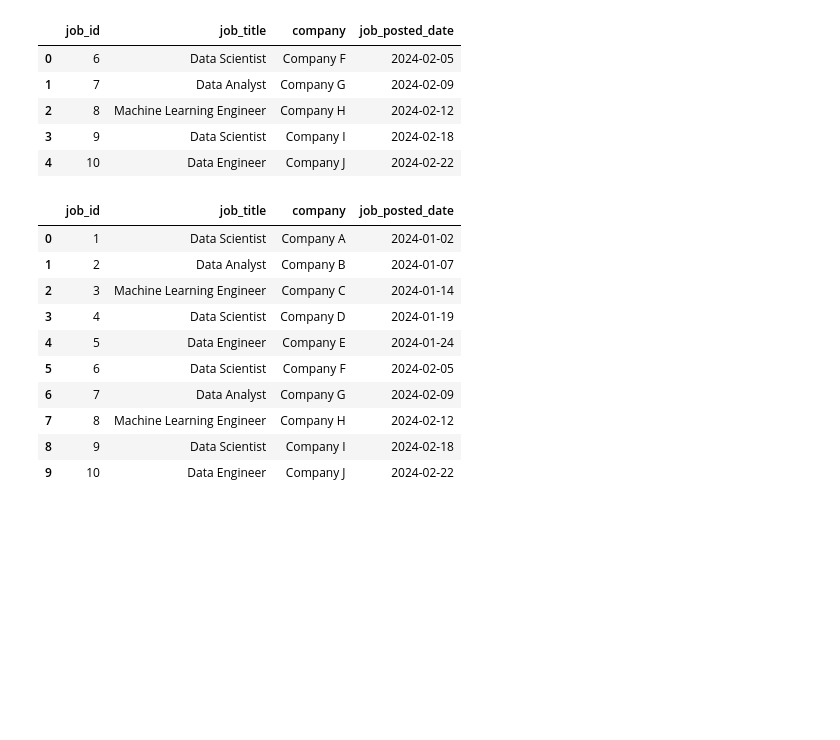
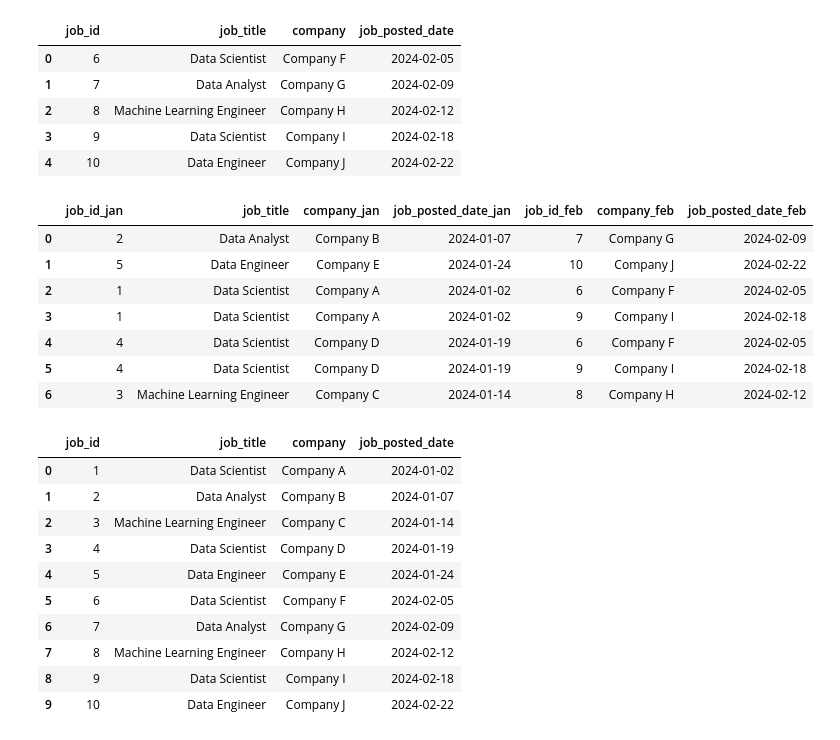
Before and after one commit to Cuishine/Python_Data_Project, a Jupyter notebook: 2_Advanced/8_Pandas_Concat_DataFrames.ipynb, the cells around one changed output. Saved outputs shown, nothing was run; the diff lists cells and outputs as text; code cells hidden in the pictures; blank space fills up the shorter version.

```diff
--- a/2_Advanced/8_Pandas_Concat_DataFrames.ipynb
+++ b/2_Advanced/8_Pandas_Concat_DataFrames.ipynb
@@ -44,6 +60,17 @@ job_postings_feb
 | 2 | 8 | Machine Learning Engineer | Company H | 2024-02-12 |
 | 3 | 9 | Data Scientist | Company I | 2024-02-18 |
 | 4 | 10 | Data Engineer | Company J | 2024-02-22 |
+# %%
+job_postings_jan.merge(job_postings_feb, on='job_title', how='outer', suffixes=('_jan', '_feb'))
+# %% [output]
+|  | job_id_jan | job_title | company_jan | job_posted_date_jan | job_id_feb | company_feb | job_posted_date_feb |
+| 0 | 2 | Data Analyst | Company B | 2024-01-07 | 7 | Company G | 2024-02-09 |
+| 1 | 5 | Data Engineer | Company E | 2024-01-24 | 10 | Company J | 2024-02-22 |
+| 2 | 1 | Data Scientist | Company A | 2024-01-02 | 6 | Company F | 2024-02-05 |
+| 3 | 1 | Data Scientist | Company A | 2024-01-02 | 9 | Company I | 2024-02-18 |
+| 4 | 4 | Data Scientist | Company D | 2024-01-19 | 6 | Company F | 2024-02-05 |
+| 5 | 4 | Data Scientist | Company D | 2024-01-19 | 9 | Company I | 2024-02-18 |
+| 6 | 3 | Machine Learning Engineer | Company C | 2024-01-14 | 8 | Company H | 2024-02-12 |
 # %%
 # Concatenate the two DataFrames
 job_postings_combined = pd.concat([job_postings_jan, job_postings_feb], ignore_index=True)
```
Also changed, not shown: parts of 7 cells of this notebook, 1 other file.
